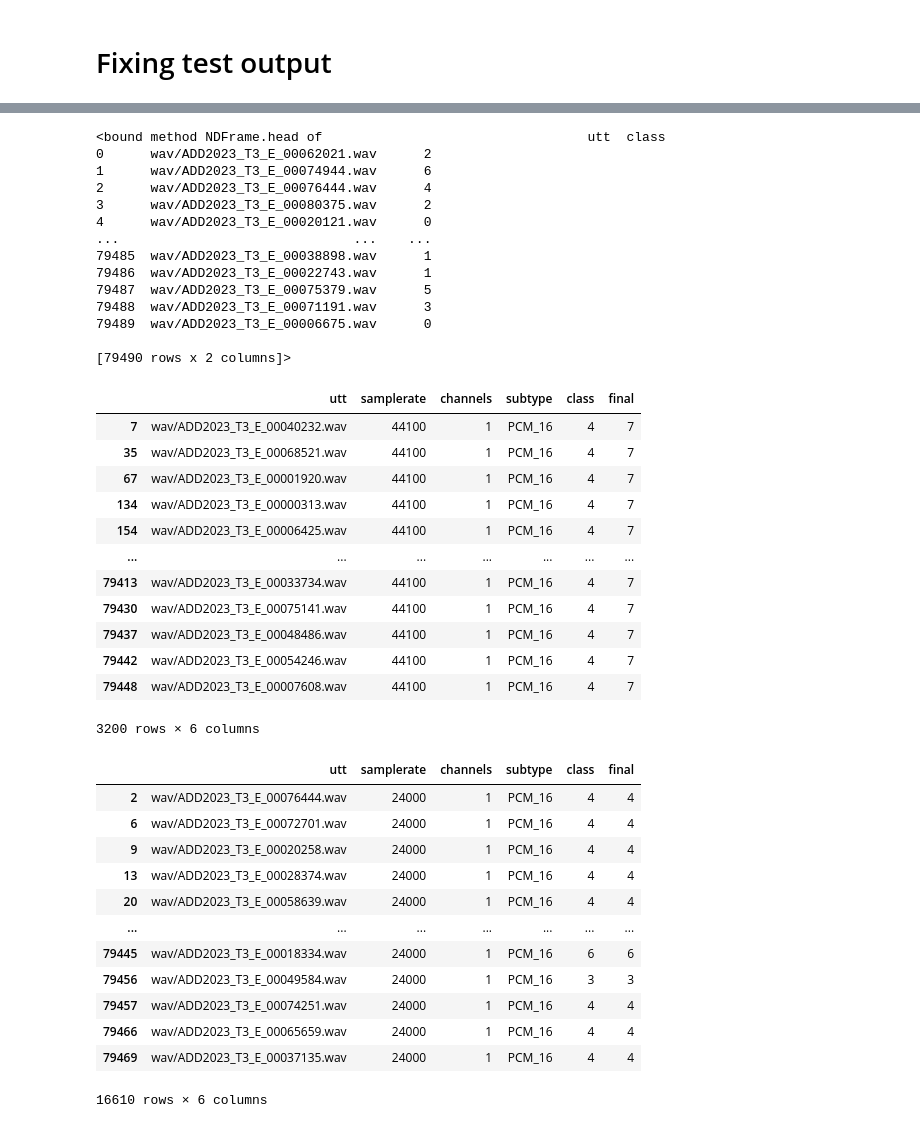
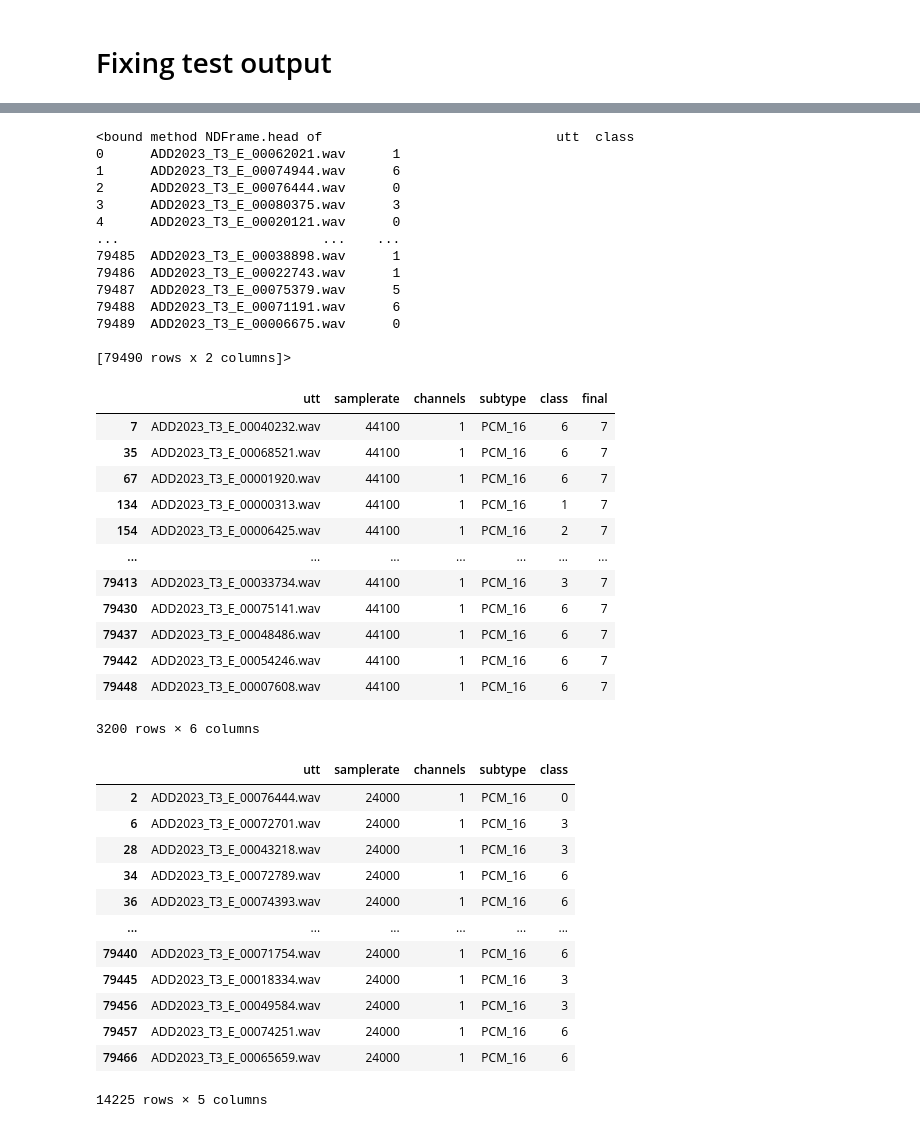
Before and after one commit to josebeo2016/add2023, a Jupyter notebook: track3.ipynb, the cells around one changed output, grey strips where cells are left out. Saved outputs shown, nothing was run; the diff lists cells and outputs as text; code cells hidden in the pictures.

```diff
--- a/track3.ipynb
+++ b/track3.ipynb
@@ -288,23 +397,23 @@ meta.head
 
 [79490 rows x 4 columns]>
 # %%
-score_file = "docs/T3/mchad_rawnet_fs_ori_t3r1test_80_emp.txt"
+score_file = "./docs/T3/fix_mchad_rawnet_fs_enhanced_t3r1test_195_emp.txt"
 df_score = pd.read_csv(score_file, sep=' ', header=None)
 df_score.columns = ["utt", "class"]
 df_score.head
 # %% [output]
-<bound method NDFrame.head of                                  utt  class
-0      wav/ADD2023_T3_E_00062021.wav      2
-1      wav/ADD2023_T3_E_00074944.wav      6
-2      wav/ADD2023_T3_E_00076444.wav      4
-3      wav/ADD2023_T3_E_00080375.wav      2
-4      wav/ADD2023_T3_E_00020121.wav      0
-...                              ...    ...
-79485  wav/ADD2023_T3_E_00038898.wav      1
-79486  wav/ADD2023_T3_E_00022743.wav      1
-79487  wav/ADD2023_T3_E_00075379.wav      5
-79488  wav/ADD2023_T3_E_00071191.wav      3
-79489  wav/ADD2023_T3_E_00006675.wav      0
+<bound method NDFrame.head of                              utt  class
+0      ADD2023_T3_E_00062021.wav      1
+1      ADD2023_T3_E_00074944.wav      6
+2      ADD2023_T3_E_00076444.wav      0
+3      ADD2023_T3_E_00080375.wav      3
+4      ADD2023_T3_E_00020121.wav      0
+...                          ...    ...
+79485  ADD2023_T3_E_00038898.wav      1
+79486  ADD2023_T3_E_00022743.wav      1
+79487  ADD2023_T3_E_00075379.wav      5
+79488  ADD2023_T3_E_00071191.wav      6
+79489  ADD2023_T3_E_00006675.wav      0
 
 [79490 rows x 2 columns]>
 # %%
@@ -314,33 +423,33 @@ full["final"] = np.where(full["samplerate"]==44100,7, full['class'])
 full.loc[full["final"]==7]
 # %% [output]
 |  | utt | samplerate | channels | subtype | class | final |
-| 7 | wav/ADD2023_T3_E_00040232.wav | 44100 | 1 | PCM_16 | 4 | 7 |
-| 35 | wav/ADD2023_T3_E_00068521.wav | 44100 | 1 | PCM_16 | 4 | 7 |
-| 67 | wav/ADD2023_T3_E_00001920.wav | 44100 | 1 | PCM_16 | 4 | 7 |
-| 134 | wav/ADD2023_T3_E_00000313.wav | 44100 | 1 | PCM_16 | 4 | 7 |
-| 154 | wav/ADD2023_T3_E_00006425.wav | 44100 | 1 | PCM_16 | 4 | 7 |
+| 7 | ADD2023_T3_E_00040232.wav | 44100 | 1 | PCM_16 | 6 | 7 |
+| 35 | ADD2023_T3_E_00068521.wav | 44100 | 1 | PCM_16 | 6 | 7 |
+| 67 | ADD2023_T3_E_00001920.wav | 44100 | 1 | PCM_16 | 6 | 7 |
+| 134 | ADD2023_T3_E_00000313.wav | 44100 | 1 | PCM_16 | 1 | 7 |
+| 154 | ADD2023_T3_E_00006425.wav | 44100 | 1 | PCM_16 | 2 | 7 |
 | ... | ... | ... | ... | ... | ... | ... |
-| 79413 | wav/ADD2023_T3_E_00033734.wav | 44100 | 1 | PCM_16 | 4 | 7 |
-| 79430 | wav/ADD2023_T3_E_00075141.wav | 44100 | 1 | PCM_16 | 4 | 7 |
-| 79437 | wav/ADD2023_T3_E_00048486.wav | 44100 | 1 | PCM_16 | 4 | 7 |
-| 79442 | wav/ADD2023_T3_E_00054246.wav | 44100 | 1 | PCM_16 | 4 | 7 |
-| 79448 | wav/ADD2023_T3_E_00007608.wav | 44100 | 1 | PCM_16 | 4 | 7 |
+| 79413 | ADD2023_T3_E_00033734.wav | 44100 | 1 | PCM_16 | 3 | 7 |
+| 79430 | ADD2023_T3_E_00075141.wav | 44100 | 1 | PCM_16 | 6 | 7 |
+| 79437 | ADD2023_T3_E_00048486.wav | 44100 | 1 | PCM_16 | 6 | 7 |
+| 79442 | ADD2023_T3_E_00054246.wav | 44100 | 1 | PCM_16 | 6 | 7 |
+| 79448 | ADD2023_T3_E_00007608.wav | 44100 | 1 | PCM_16 | 6 | 7 |
 3200 rows × 6 columns
 # %%
-full.loc[full["samplerate"]==24000]
+full.loc[(full["samplerate"]==24000) & (full["class"]!=4)]
 # %% [output]
-|  | utt | samplerate | channels | subtype | class | final |
-| 2 | wav/ADD2023_T3_E_00076444.wav | 24000 | 1 | PCM_16 | 4 | 4 |
-| 6 | wav/ADD2023_T3_E_00072701.wav | 24000 | 1 | PCM_16 | 4 | 4 |
-| 9 | wav/ADD2023_T3_E_00020258.wav | 24000 | 1 | PCM_16 | 4 | 4 |
-| 13 | wav/ADD2023_T3_E_00028374.wav | 24000 | 1 | PCM_16 | 4 | 4 |
-| 20 | wav/ADD2023_T3_E_00058639.wav | 24000 | 1 | PCM_16 | 4 | 4 |
-| ... | ... | ... | ... | ... | ... | ... |
-| 79445 | wav/ADD2023_T3_E_00018334.wav | 24000 | 1 | PCM_16 | 6 | 6 |
-| 79456 | wav/ADD2023_T3_E_00049584.wav | 24000 | 1 | PCM_16 | 3 | 3 |
-| 79457 | wav/ADD2023_T3_E_00074251.wav | 24000 | 1 | PCM_16 | 4 | 4 |
-| 79466 | wav/ADD2023_T3_E_00065659.wav | 24000 | 1 | PCM_16 | 4 | 4 |
-| 79469 | wav/ADD2023_T3_E_00037135.wav | 24000 | 1 | PCM_16 | 4 | 4 |
+|  | utt | samplerate | channels | subtype | class |
+| 2 | ADD2023_T3_E_00076444.wav | 24000 | 1 | PCM_16 | 0 |
+| 6 | ADD2023_T3_E_00072701.wav | 24000 | 1 | PCM_16 | 3 |
+| 28 | ADD2023_T3_E_00043218.wav | 24000 | 1 | PCM_16 | 3 |
+| 34 | ADD2023_T3_E_00072789.wav | 24000 | 1 | PCM_16 | 6 |
+| 36 | ADD2023_T3_E_00074393.wav | 24000 | 1 | PCM_16 | 6 |
+| ... | ... | ... | ... | ... | ... |
+| 79440 | ADD2023_T3_E_00071754.wav | 24000 | 1 | PCM_16 | 6 |
+| 79445 | ADD2023_T3_E_00018334.wav | 24000 | 1 | PCM_16 | 3 |
+| 79456 | ADD2023_T3_E_00049584.wav | 24000 | 1 | PCM_16 | 3 |
+| 79457 | ADD2023_T3_E_00074251.wav | 24000 | 1 | PCM_16 | 6 |
+| 79466 | ADD2023_T3_E_00065659.wav | 24000 | 1 | PCM_16 | 6 |
-16610 rows × 6 columns
+14225 rows × 5 columns
 # %%
 final_score=full.drop(columns=["samplerate","channels","subtype","class"])
```
Also changed, not shown: parts of 16 cells of this notebook, 9 other files.
